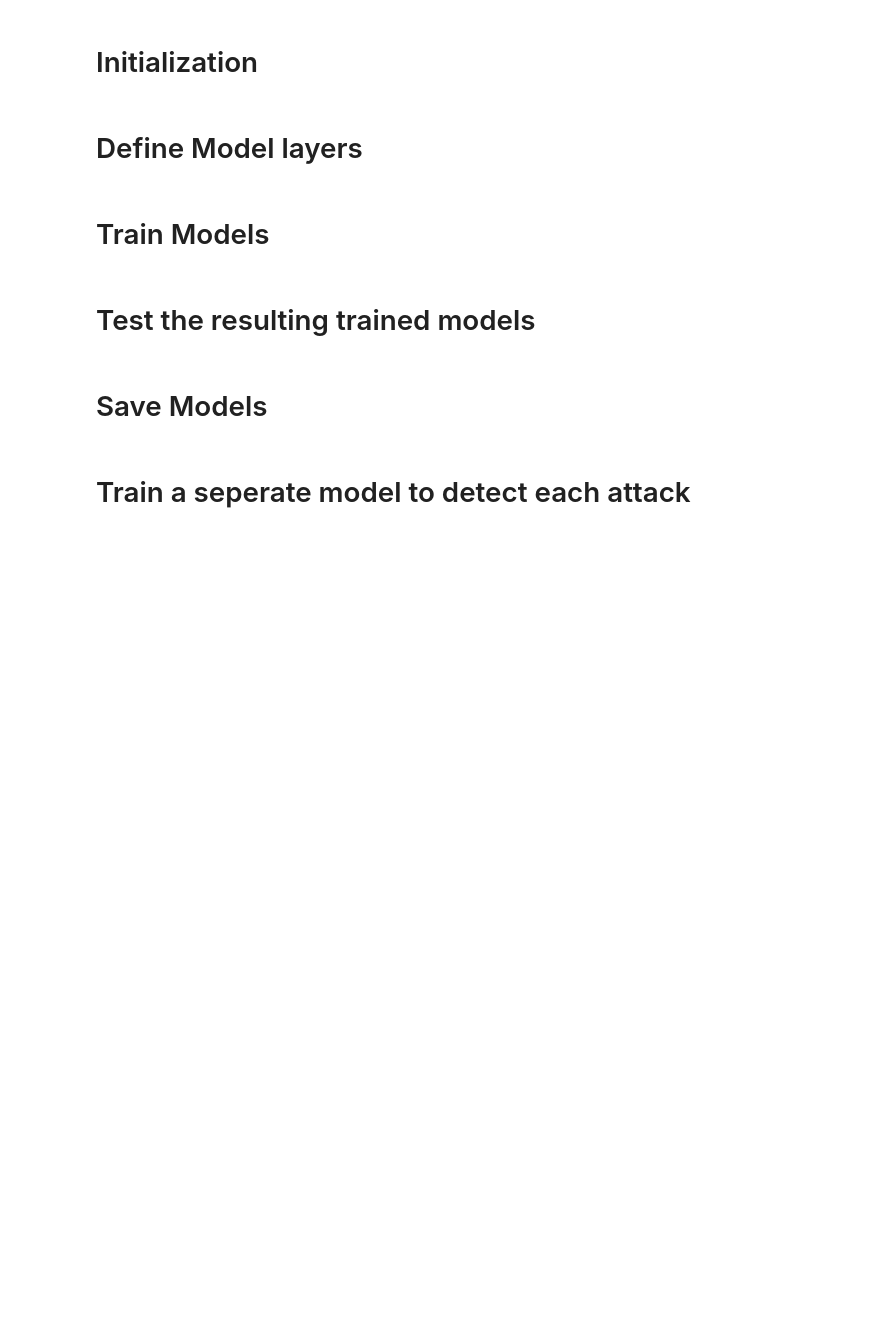
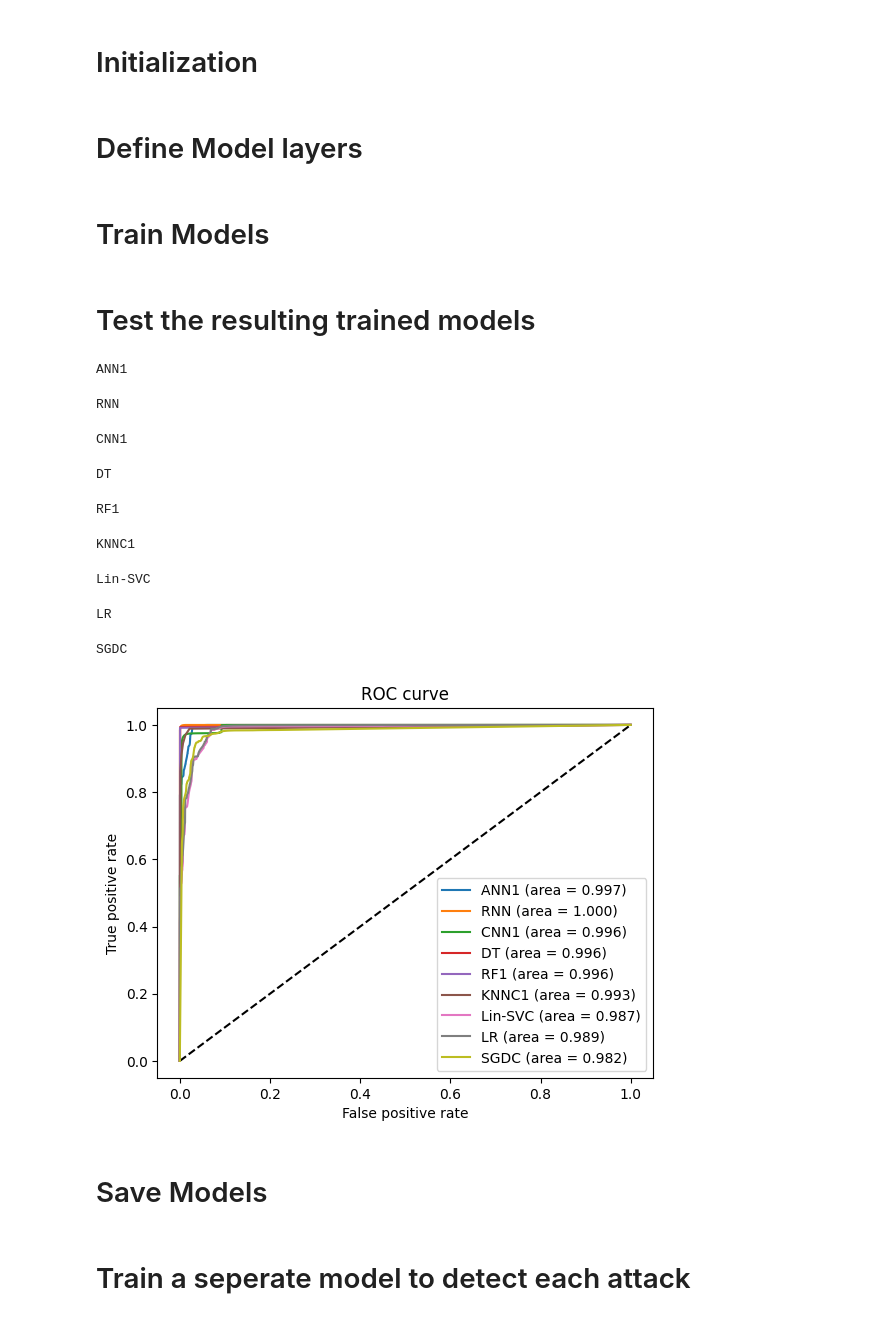
Before and after one commit to artiV4/Network-Attack-Detection, a Jupyter notebook: networkAttackClassification.ipynb, the cells around one changed output. Cells and saved outputs as stored; diff of their text form; code cells hidden in the pictures; blank space fills up the shorter version.

Commit message:
newPerFlowROC

```diff
--- a/networkAttackClassification.ipynb
+++ b/networkAttackClassification.ipynb
@@ -630,7 +630,7 @@ from sklearn.metrics import auc
 from sklearn.multiclass import OneVsRestClassifier
 
 # test_sets = [k for k in os.listdir(DATASET_DIRECTORY) if k.endswith('.csv')]
-folder = 'SavedModels/PerFlow/'
+folder = 'SavedModels/PerPacket/'
 Models = ["ANN1.keras", "RNN.pkl", 'CNN1.pkl', 'DT.pkl', "RF1.pkl", "KNNC1.pkl", "Lin-SVC.pkl","LR.pkl","SGDC.pkl"]
 ModelTypes = ["TF", "TF_RNN", 'TF_CNN', 'SK_RF', "SK_RF", "SK_LR", "SK_LR","SK_LR","SK_LR"]
 #Models = ["LR.pkl"]
@@ -640,7 +640,7 @@ ModelTypes = ["TF", "TF_RNN", 'TF_CNN', 'SK_RF', "SK_RF", "SK_LR", "SK_LR","SK_L
 #=== GRAPHING ===
 plt.figure(1)
 plt.plot([0, 1], [0, 1], 'k--')
-for i in range(0, len(Models)):
+for i in range(len(Models)):
     model_name = Models[i].split('.')
     if model_name[1] == 'pkl':
         model = Model(joblib.load(folder+Models[i]),model_name[0], TYPES[ModelTypes[i]])
@@ -672,35 +672,45 @@ for i in range(0, len(Models)):
     # display.ax_.set(
     #     xlabel="False Positive Rate",
     #     ylabel="True Positive Rate",
     #     title="Micro-averaged One-vs-Rest\nAttack Detection",
     # )
 
 
-    print(set(y_predict.ravel()))
     fpr, tpr, _ = roc_curve(y_onehot_test.ravel(), y_predict.ravel())
     roc_auc = auc(fpr, tpr)
     plt.plot(fpr, tpr, label=f'{model_name[0]} (area = {roc_auc:.3f})')
 
     # except Exception as e:
     #     print(f"error at model {i}")
     #     print(e)
 
 
 plt.xlabel('False positive rate')
 plt.ylabel('True positive rate')
 plt.title('ROC curve')
 plt.legend(loc='best')
-plt.savefig(fname='outputs/PerFlowGraph.png')
+plt.savefig(fname='outputs/PerPacketGraph.png')
 plt.show()
 
 
  # try:
         # toDisplay = RocCurveDisplay.from_estimator(model.model, x_test, y_test, name=model_name[0])
         # toDisplay.plot()
     # except Exception as e:
         # print(f"graphing failed for {model_name[0]}")
         # print(e)
     # model.model = OneVsRestClassifier(model.model)
+# %% [output]
+ANN1
+RNN
+CNN1
+DT
+RF1
+KNNC1
+Lin-SVC
+LR
+SGDC
+[figure, added]
 # %%
 # print(fpr)
 print(len(set(tpr)))
```
Also changed, not shown: 1 other file.
